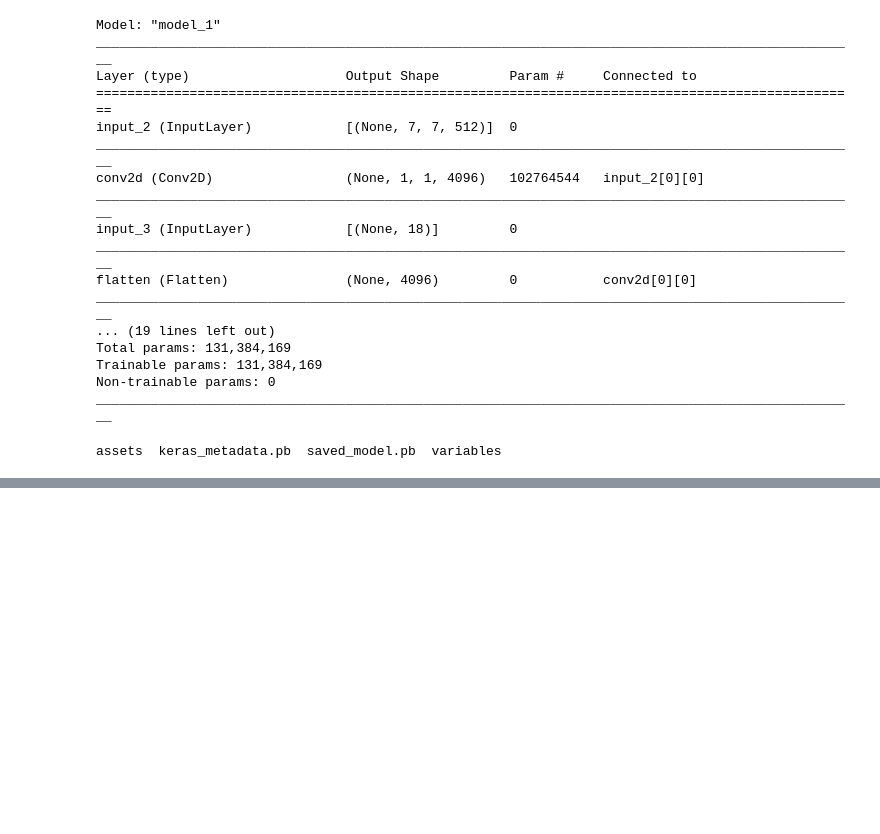
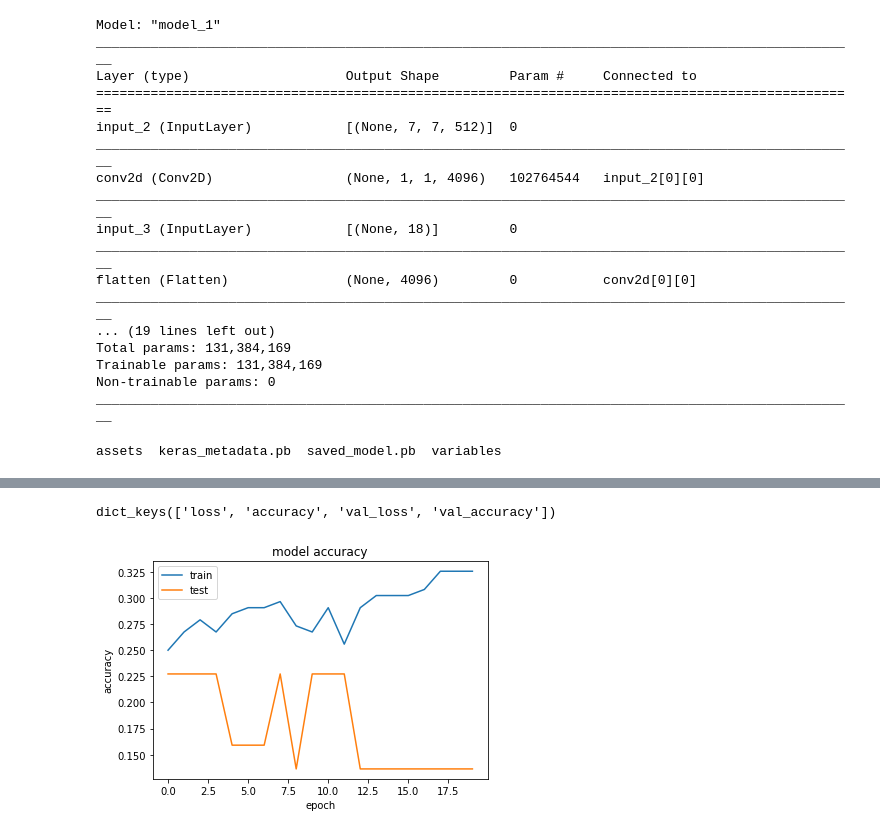
Before and after one commit to AAKANKSHA123-123/MTECH-PROJECT, a Jupyter notebook: samples_new_code_visual_import.ipynb, the cells around one changed output, grey strips where cells are left out. Cells and saved outputs as stored; diff of their text form; code cells hidden in the pictures; blank space fills up the shorter version.

```diff
--- a/samples_new_code_visual_import.ipynb
+++ b/samples_new_code_visual_import.ipynb
@@ -290,7 +291,8 @@ assets  keras_metadata.pb  saved_model.pb  variables
 import glob
 # %%
 import datetime
-new_model.fit(data_set_train, epochs = 20, validation_data = data_set_val)
+fit_mode = new_model.fit(data_set_train, epochs = 20, validation_data = data_set_val)
+#fit_model.save('/content/drive/MyDrive/newresults/fitmodel')
 #new_model.fit(datrain, epochs = 20)
 # %% [output]
 Epoch 1/20
@@ -298,0 +321,14 @@ new_model.save('/content/drive/MyDrive/newresults/Models')
+# %%
+print(fit_mode.history.keys())
+import matplotlib.pyplot as plt
+# summarize history for accuracy
+plt.plot(fit_mode.history['accuracy'])
+plt.plot(fit_mode.history['val_accuracy'])
+plt.title('model accuracy')
+plt.ylabel('accuracy')
+plt.xlabel('epoch')
+plt.legend(['train', 'test'], loc='upper left')
+plt.show()
+# %% [output]
+dict_keys(['loss', 'accuracy', 'val_loss', 'val_accuracy'])
+[figure, added]
```
Also changed, not shown: parts of 8 cells of this notebook.
